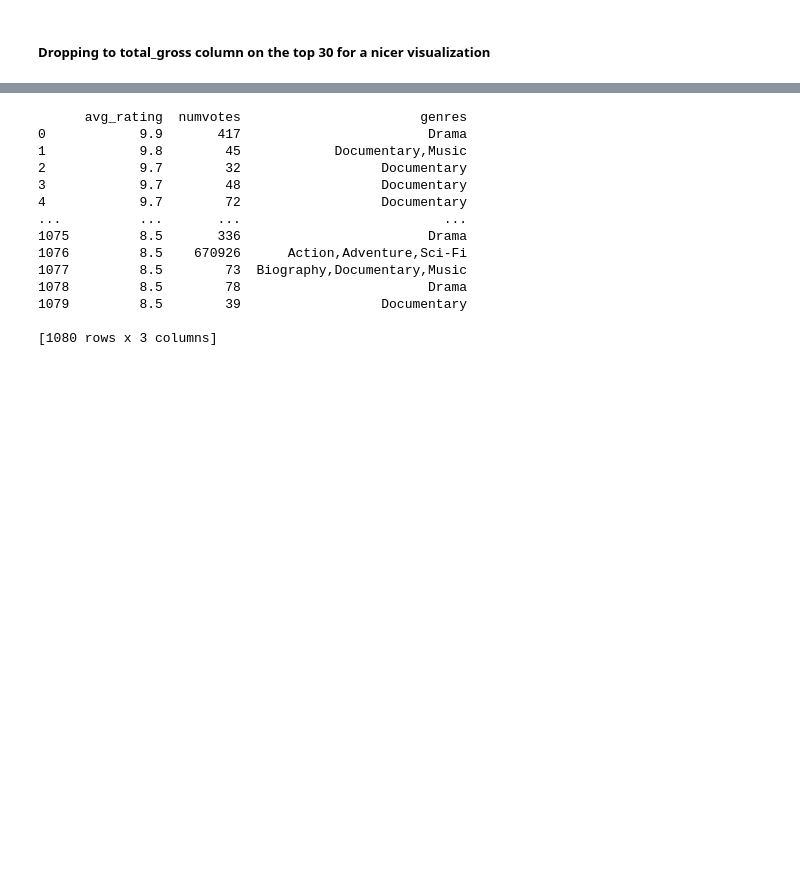
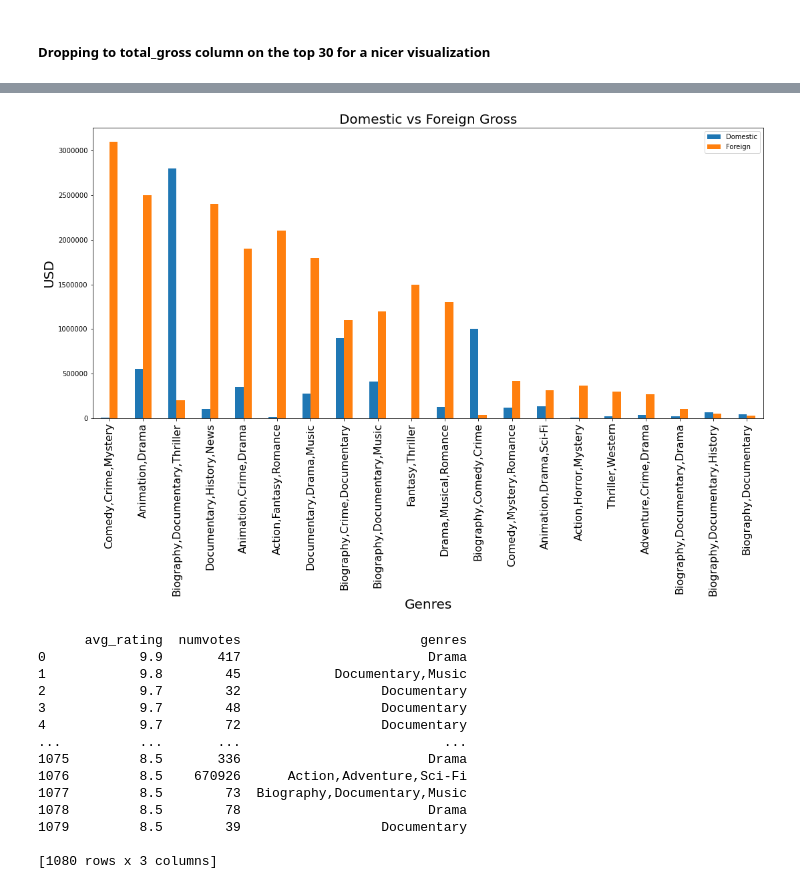
Before and after one commit to QuinnGrigsby/Capstone_Git-ing_it_done_MovieInformation, a Jupyter notebook: Data Understanding.ipynb, the cells around one changed output, grey strips where cells are left out. Cells and saved outputs as stored; diff of their text form; code cells hidden in the pictures; blank space fills up the shorter version.

```diff
--- a/Data Understanding.ipynb
+++ b/Data Understanding.ipynb
@@ -321,3 +309,15 @@ plt.show()
+# %%
+bottom_20_minus_total.plot("genres", kind="bar", figsize = (18,8))
+
+plt.xlabel("Genres", fontsize = 20)
+plt.xticks(rotation = 90, fontsize = 16)
+plt.ylabel("USD", fontsize = 20)
+plt.ticklabel_format(style="plain", axis="y")
+plt.title("Domestic vs Foreign Gross", fontsize = 20)
+plt.legend(labels=['Domestic', 'Foreign'])
+plt.show()
+# %% [output]
+[figure, added]
 # %%
 q = """
 SELECT averagerating as avg_rating, numvotes, genres
```
Also changed, not shown: parts of 25 cells of this notebook.
